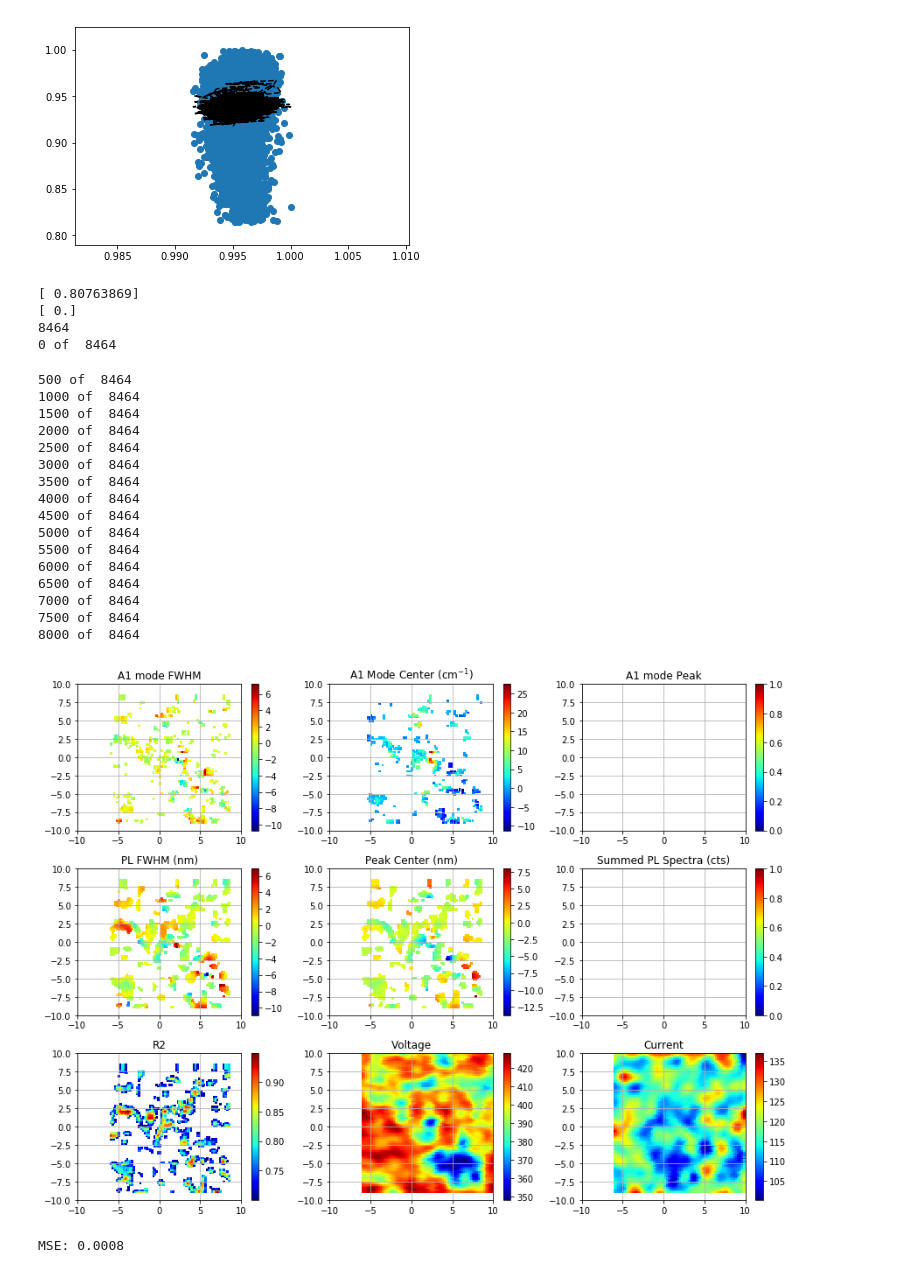
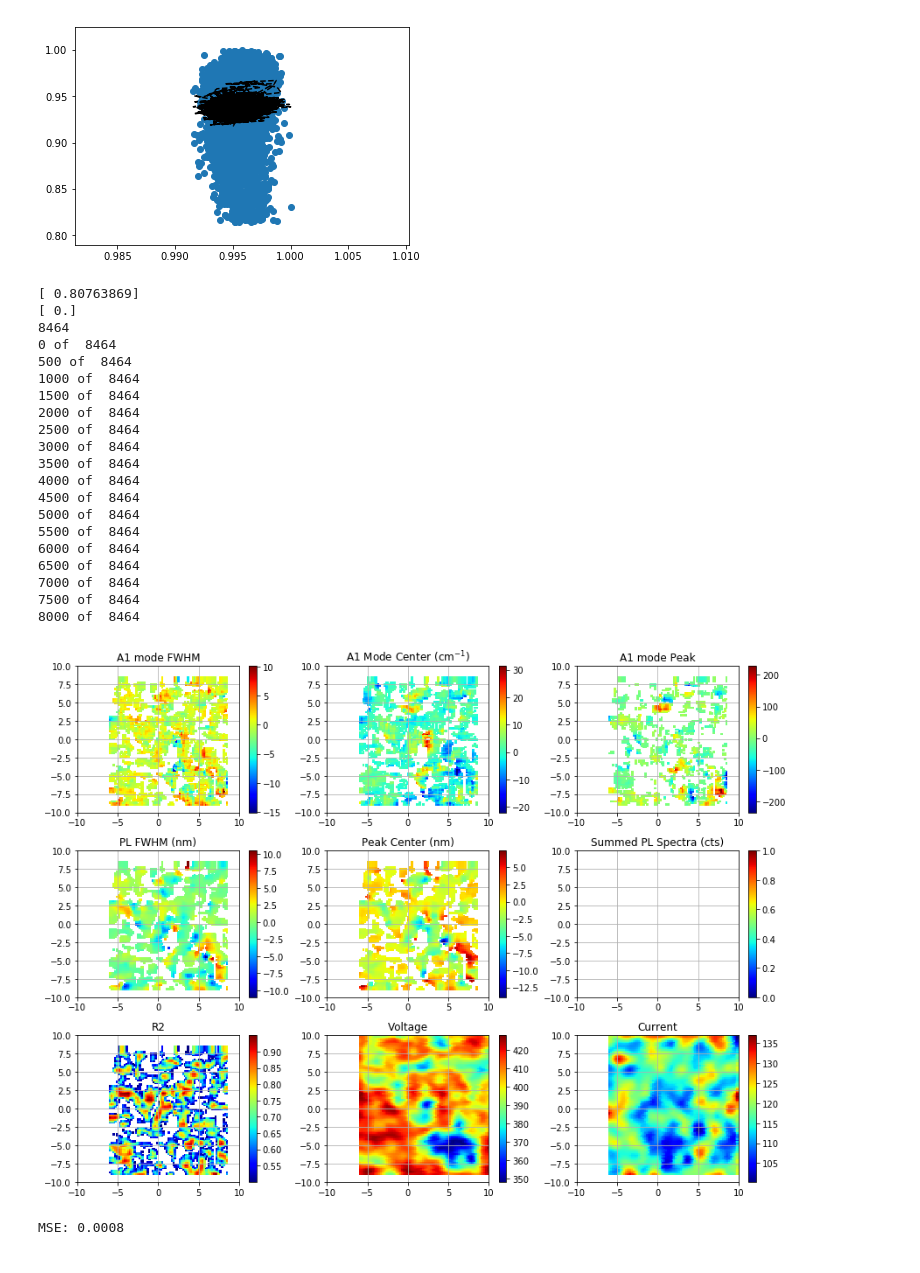
Before and after one commit to bradleyMwest/Renishaw-Reni-Awesome, a Jupyter notebook: PL_Raman_Analysis.ipynb, the cells around one changed output. Drawn from its saved outputs; the diff is of its cells as text; code cells hidden in the pictures.

```diff
--- a/PL_Raman_Analysis.ipynb
+++ b/PL_Raman_Analysis.ipynb
@@ -643,8 +643,8 @@ if file_path_to_renishaw_data == 'AIST_slg_naf.mat':
     eps = 0.1 # threshehold for the derivative of the spline to count as an inflection point
 
 elif file_path_to_renishaw_data == 'AIST_slg.mat':
-    s = 0.3 #sensitivity of the spline to noisy data (smaller number means it is more sensitive to changes in data )
-    eps = 0.03 # threshehold for the derivative of the spline to count as an inflection point
+    s = 0.05 #sensitivity of the spline to noisy data (smaller number means it is more sensitive to changes in data )
+    eps = 0.001 # threshehold for the derivative of the spline to count as an inflection point
 elif file_path_to_renishaw_data == 'AIST_saph.mat':
     s = 0.05 #sensitivity of the spline to noisy data (smaller number means it is more sensitive to changes in data )
     eps = 0.001 # threshehold for the derivative of the spline to count as an inflection point
@@ -991,7 +1003,7 @@ Moving Box Lasso Regresssion
 ###############################################################
 #################### Regression  #############################
 if file_path_to_renishaw_data == 'AIST_slg.mat':
-    alpha = 0.1
+    alpha = 0.01
 elif file_path_to_renishaw_data == 'AIST_slg_naf.mat':
     alpha = 0.01
 else:
@@ -1099,22 +1111,22 @@ c_maps.append(r2)
 [ 0.]
 8464
 0 of  8464
+500 of  8464
+1000 of  8464
+1500 of  8464
+2000 of  8464
+2500 of  8464
+3000 of  8464
+3500 of  8464
+4000 of  8464
+4500 of  8464
+5000 of  8464
+5500 of  8464
+6000 of  8464
+6500 of  8464
+7000 of  8464
+7500 of  8464
+8000 of  8464
-500 of  8464
-1000 of  8464
-1500 of  8464
-2000 of  8464
-2500 of  8464
-3000 of  8464
-3500 of  8464
-4000 of  8464
-4500 of  8464
-5000 of  8464
-5500 of  8464
-6000 of  8464
-6500 of  8464
-7000 of  8464
-7500 of  8464
-8000 of  8464
 # %%
 '''
 Visualize the spatial dependence of the lasso regression coefficients
@@ -1125,35 +1137,35 @@ ax = axes.ravel()
 titles = ['A1 mode FWHM', 'A1 Mode Center (cm$^{-1}$)','A1 mode Peak', 'PL FWHM (nm)','Peak Center (nm)','Summed PL Spectra (cts)','R2']
 
 X_range,Y_range = np.meshgrid(x_range,y_range)
 
 for idx,(z,tit) in enumerate(zip(c_maps,titles)):
     z = np.ma.array(z)
     z[z==0] = np.ma.masked
     #z[(z < 10) & (z > - 10)] = np.ma.masked
     z[trim_map == 0] = np.ma.masked
     z[(X_range > (max(x_range)-size))] = np.ma.masked
     z[(Y_range > (max(y_range)-size))] = np.ma.masked
-    z[r2 < 0.7] = np.ma.masked
+    z[r2 < 0.5] = np.ma.masked
     #z[y_distance_um > 10-size*0.2] = np.ma.masked
     pcm = ax[idx].pcolor(x_distance_um,y_distance_um,z,cmap='jet')
     ax[idx].grid('on')
     ax[idx].set_title(tit)
     fig.colorbar(pcm,ax = ax[idx])
 idx+=1
 pcm = ax[idx].pcolor(x_distance_um,y_distance_um,masked_maps[-2],cmap='jet')
 ax[idx].set_title('Voltage')
 ax[idx].grid('on')
 fig.colorbar(pcm,ax = ax[idx])
 
 idx+=1
 pcm = ax[idx].pcolor(x_distance_um,y_distance_um,masked_maps[-1],cmap='jet')
 ax[idx].set_title('Current')
 ax[idx].grid('on')
 fig.colorbar(pcm,ax = ax[idx])
 plt.tight_layout()
 plt.show()
 # %% [output]
-[figure, old version]
+[figure, new version]
 # %%
 # Author: Peter Prettenhofer <peter.prettenhofer@gmail.com>
 #
```
Also changed, not shown: parts of 6 cells of this notebook.
